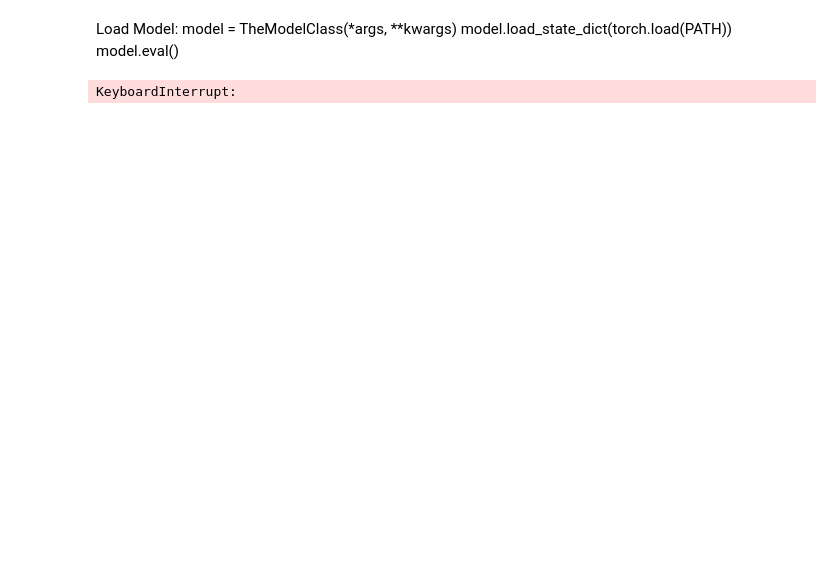
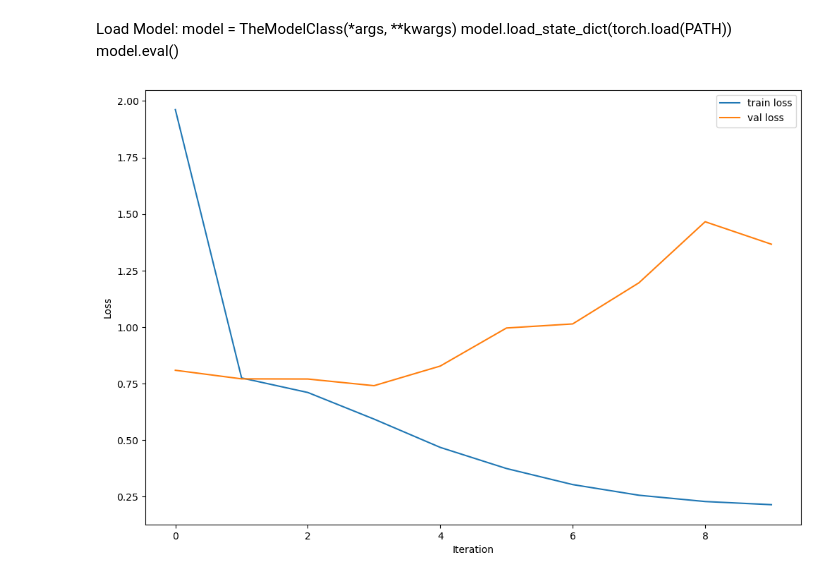
Before and after one commit to hsse-mipt/text_analyzer, a Jupyter notebook: notebooks/models/NN.ipynb, the cells around one changed output. Cells and saved outputs as stored; diff of their text form; code cells hidden in the pictures; blank space fills up the shorter version.

```diff
--- a/notebooks/models/NN.ipynb
+++ b/notebooks/models/NN.ipynb
@@ -70,3 +80,18 @@ val_dataloader = DataLoader(TensorDataset(torch.permute(torch.from_numpy(X_val),
+# %%
+from sklearn import metrics as multi_metrics
+
+def calc_f1(probs, y_true) -> float:
+    _, pred = torch.max(probs, axis=-1)
+    pred = pred.to('cpu')
+    y_true = y_true.to('cpu')
+    return multi_metrics.f1_score(y_true=y_true, y_pred=pred, average='macro')
+
+
+def get_f1(model, X_batch, y_batch) -> float:
+    model.eval()
+    X_batch = X_batch.to(device)
+    probs = model(X_batch.float())
+    return calc_f1(probs, y_batch)
 # %%
 def fit(epochs, model_, loss_func, opt, train_dl, valid_dl, lr_sched=None):
     model_ = model_.to(device)
@@ -133,22 +162,19 @@ class MultiLayerPerceptron(nn.Module):
     def __init__(self):
         super(MultiLayerPerceptron, self).__init__()
         # Embedding size, Hyperparameter, Output
-        self.conv1 = nn.Conv1d(in_channels=300, out_channels=300, kernel_size=5) #96
+        self.conv1 = nn.Conv1d(in_channels=300, out_channels=400, kernel_size=5) #96
         self.pool = nn.MaxPool1d(kernel_size=2, stride=2) #48
-        self.conv2 = nn.Conv1d(in_channels=300, out_channels=300, kernel_size=5) #44
-        self.conv3 = nn.Conv1d(in_channels=300, out_channels=300, kernel_size=5)
-        self.conv4 = nn.Conv1d(in_channels=300, out_channels=300, kernel_size=4)
-        self.conv5 = nn.Conv1d(in_channels=300, out_channels=300, kernel_size=2)
-        self.fc1 = nn.Linear(300, 30)
-        self.fc2 = nn.Linear(30, 3)
+        self.conv2 = nn.Conv1d(in_channels=400, out_channels=500, kernel_size=5) #44
+        self.conv3 = nn.Conv1d(in_channels=500, out_channels=600, kernel_size=5)
+        self.fc1 = nn.Linear(600 * 9, 128)
+        self.fc2 = nn.Linear(128, 32)
+        self.fc3 = nn.Linear(32, 3)
 
     def forward(self, x):
         x = self.pool(F.leaky_relu(self.conv1(x)))
         x = self.pool(F.leaky_relu(self.conv2(x)))
         x = self.pool(F.leaky_relu(self.conv3(x)))
-        x = self.pool(F.leaky_relu(self.conv4(x)))
-        x = self.pool(F.leaky_relu(self.conv5(x)))
-        x = x.view(-1, 300)
+        x = x.view(-1, 600 * 9)
         x = F.leaky_relu(self.fc1(x))
         x = F.leaky_relu(self.fc2(x))
         return x
@@ -157,10 +183,20 @@ device = torch.device('cuda') if torch.cuda.is_available() else torch.device('cp
 # %%
 model = MultiLayerPerceptron().to(device)
 criterion = nn.CrossEntropyLoss()
-optimizer = optim.Adam(model.parameters(), lr=0.0001)
+optimizer = optim.Adam(model.parameters(), lr=0.001)
 scheduler = optim.lr_scheduler.ExponentialLR(optimizer=optimizer, gamma=0.9)
 
 info = fit(10, model, criterion, optimizer, train_dataloader, val_dataloader, scheduler)
-# %% [output]
-KeyboardInterrupt:
+# %%
+train_losses = info[0]
+val_losses = info[1]
+plt.figure(figsize=(12, 8))
+plt.plot(range(len(train_losses)), train_losses, label='train loss')
+plt.plot(range(len(val_losses)), val_losses, label='val loss')
+plt.legend()
+plt.xlabel("Iteration")
+plt.ylabel("Loss")
+plt.show()
+# %% [output]
+[figure, added]
 # %%
```
Also changed, not shown: parts of 4 cells of this notebook.
